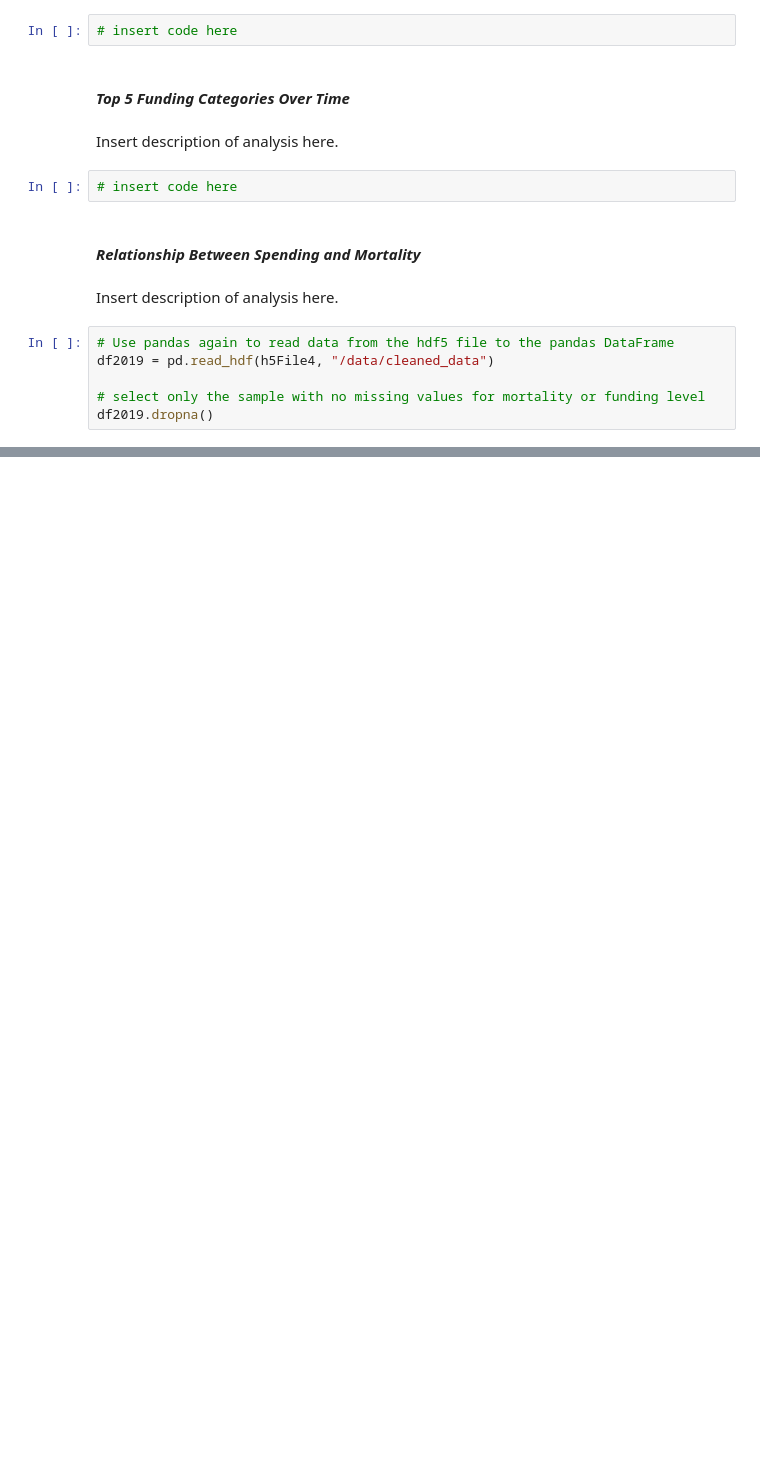
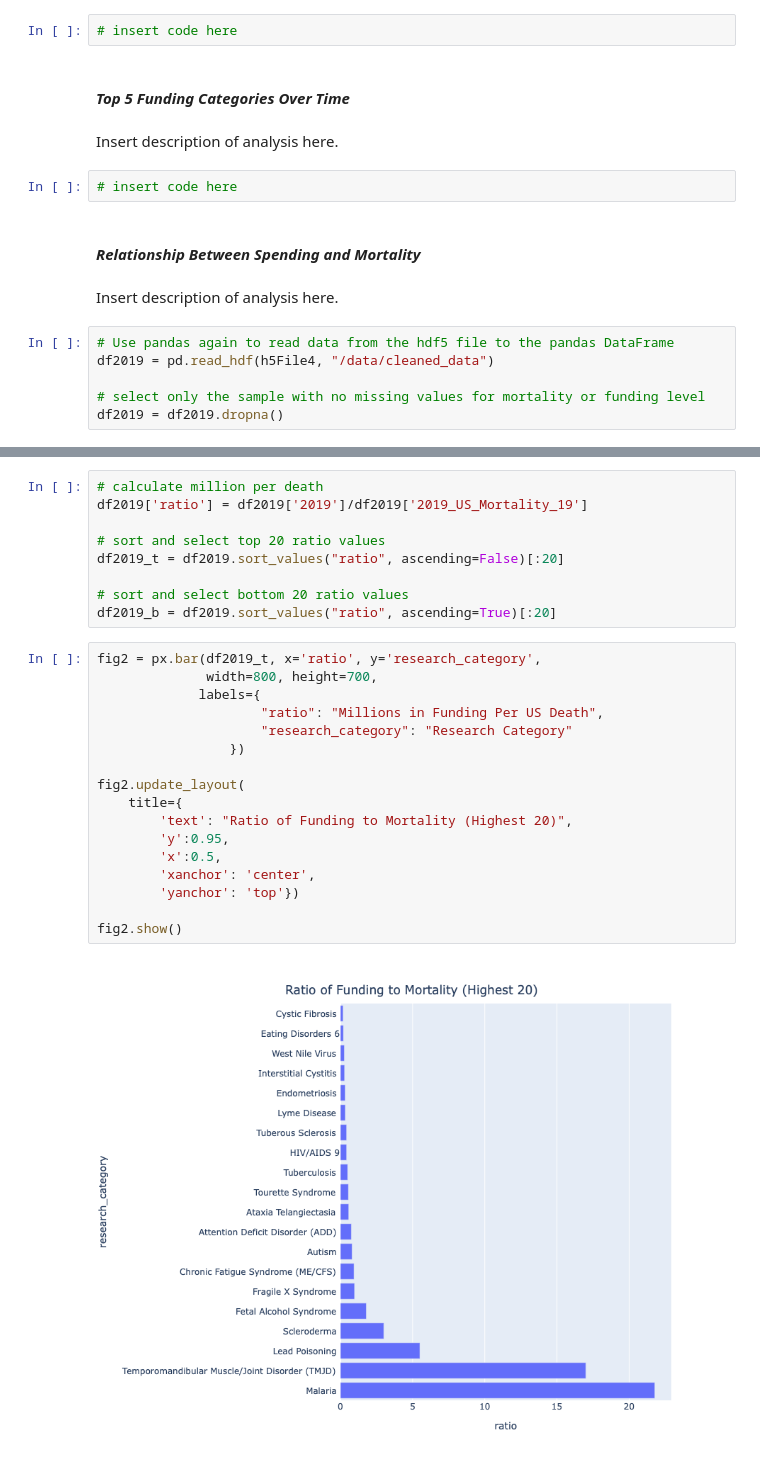
Before and after one commit to UCB-stat-159-s22/hw07-group25, a Jupyter notebook: Notebook.ipynb, the cells around one changed output, grey strips where cells are left out. Drawn from its saved outputs; the diff is of its cells as text; blank space fills up the shorter version.

Commit message:
Added 2 more figures

```diff
--- a/Notebook.ipynb
+++ b/Notebook.ipynb
@@ -166,4 +166,4 @@ Insert description of analysis here.
 df2019 = pd.read_hdf(h5File4, "/data/cleaned_data")
 
 # select only the sample with no missing values for mortality or funding level
-df2019.dropna()
+df2019 = df2019.dropna()
@@ -210,0 +200,28 @@ fig.write_image("figures/fig3.png")
+# %%
+# calculate million per death
+df2019['ratio'] = df2019['2019']/df2019['2019_US_Mortality_19']
+
+# sort and select top 20 ratio values
+df2019_t = df2019.sort_values("ratio", ascending=False)[:20]
+
+# sort and select bottom 20 ratio values
+df2019_b = df2019.sort_values("ratio", ascending=True)[:20]
+# %%
+fig2 = px.bar(df2019_t, x='ratio', y='research_category',
+              width=800, height=700,
+             labels={
+                     "ratio": "Millions in Funding Per US Death",
+                     "research_category": "Research Category"
+                 })
+
+fig2.update_layout(
+    title={
+        'text': "Ratio of Funding to Mortality (Highest 20)",
+        'y':0.95,
+        'x':0.5,
+        'xanchor': 'center',
+        'yanchor': 'top'})
+
+fig2.show()
+# %% [output]
+[figure, added]
```
Also changed, not shown: parts of 6 cells of this notebook, 3 other files.
